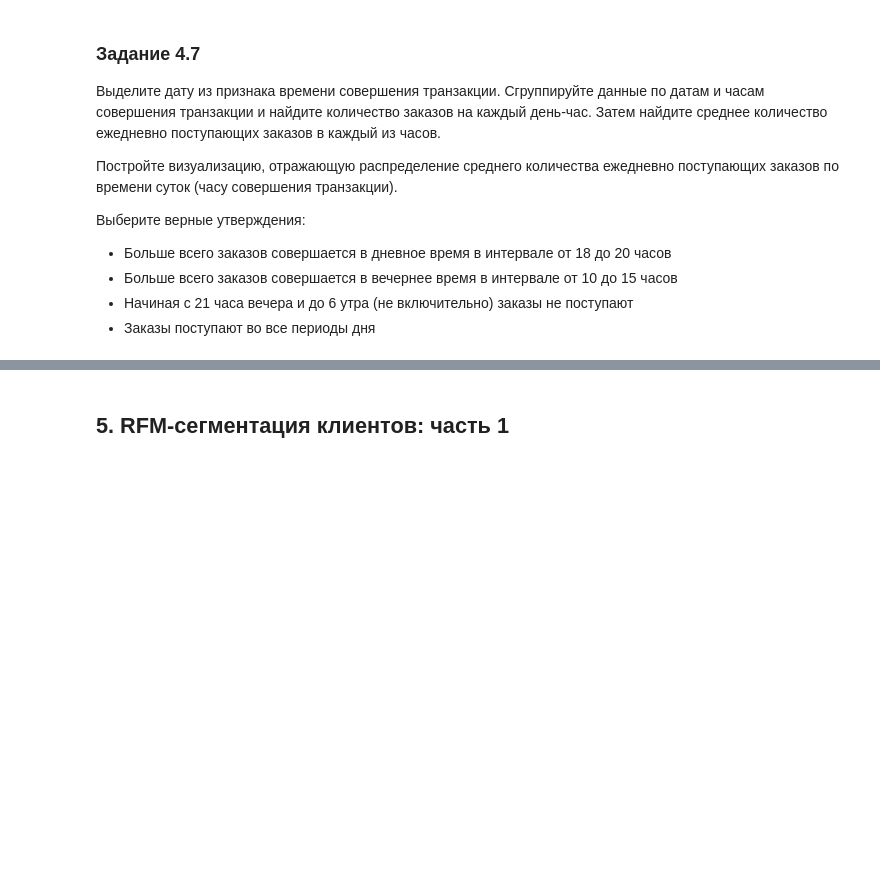
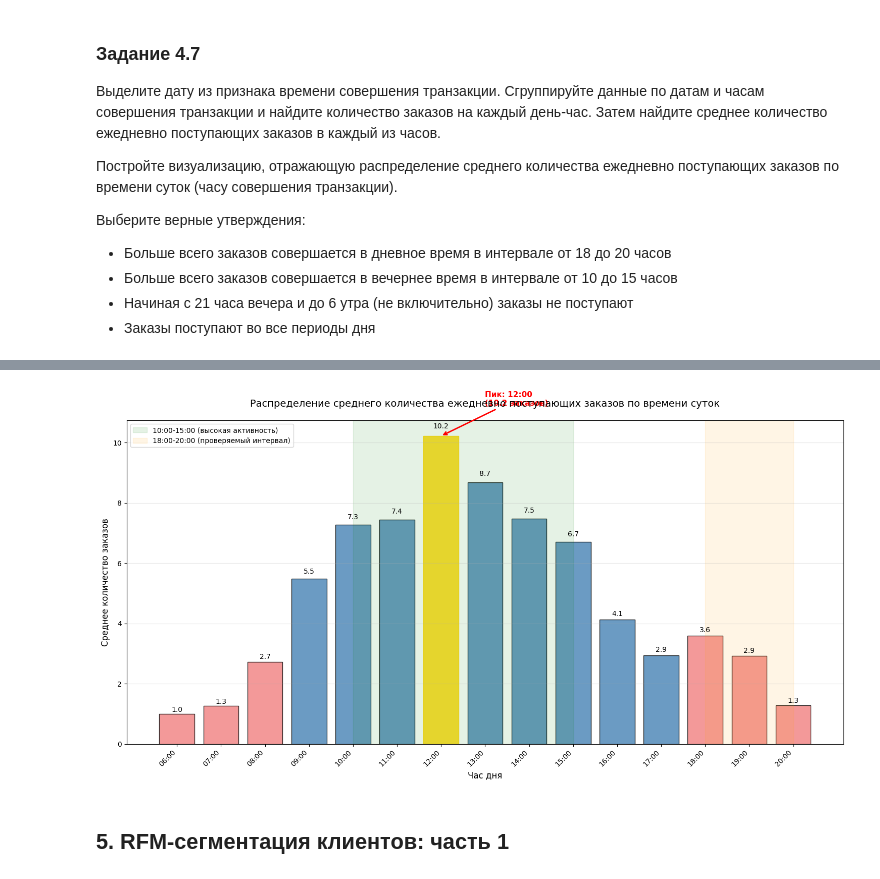
Before and after one commit to tgorbunov/sf_data_science, a Jupyter notebook: project_6/Project-6._Ноутбук-шаблон_TGorbunov.ipynb, the cells around one changed output, grey strips where cells are left out. Drawn from its saved outputs; the diff is of its cells as text; code cells hidden in the pictures; blank space fills up the shorter version.

```diff
--- a/project_6/Project-6._Ноутбук-шаблон_TGorbunov.ipynb
+++ b/project_6/Project-6._Ноутбук-шаблон_TGorbunov.ipynb
@@ -908,3 +1229,79 @@ print(f"2) Записей осталось в таблице: {data.shape[0]}")
 * Больше всего заказов совершается в вечернее время в интервале от 10 до 15 часов
 * Начиная с 21 часа вечера и до 6 утра (не включительно) заказы не поступают
 * Заказы поступают во все периоды дня
+# %%
+# Задание 4.7: Анализ заказов по дате и времени
+
+# 1. Выделяем дату из InvoiceDate
+data['date'] = data['InvoiceDate'].dt.date
+
+# 2. Группируем данные по датам и часам, считаем количество заказов
+orders_by_date_hour = data.groupby(['date', 'hour'])['InvoiceNo'].nunique().reset_index()
+orders_by_date_hour.columns = ['Date', 'Hour', 'Orders']
+
+# 3. Находим среднее количество ежедневно поступающих заказов в каждый час
+avg_orders_by_hour = orders_by_date_hour.groupby('Hour')['Orders'].mean().reset_index()
+avg_orders_by_hour.columns = ['Hour', 'Avg_Orders']
+
+print("\nСреднее количество заказов по часам:")
+for _, row in avg_orders_by_hour.iterrows():
+    print(f"Час {int(row['Hour']):02d}:00 - {row['Avg_Orders']:.1f} заказов в среднем")
+
+# Проверим диапазон рабочих часов
+min_hour = data['hour'].min()
+max_hour = data['hour'].max()
+print(f"\nРабочее время: с {min_hour}:00 до {max_hour}:00")
+
+# Проверим, есть ли заказы в ночные часы (21-06)
+night_hours = [21, 22, 23, 0, 1, 2, 3, 4, 5]
+night_data = data[data['hour'].isin(night_hours)]
+if len(night_data) == 0:
+    print("В ночные часы (21:00 - 05:59) заказов нет")
+else:
+    print(f"В ночные часы найдено {len(night_data)} транзакций")
+
+
+# Построим визуализацию распределения заказов по времени суток
+
+plt.figure(figsize=(15, 8))
+
+# Создаем столбчатую диаграмму
+colors = ['lightcoral' if hour < 9 or hour > 17 else 'steelblue' for hour in avg_orders_by_hour['Hour']]
+bars = plt.bar(avg_orders_by_hour['Hour'], avg_orders_by_hour['Avg_Orders'],
+               color=colors, alpha=0.8, edgecolor='black', linewidth=1)
+
+# Выделяем пиковые часы (12:00 - максимум)
+max_hour_idx = avg_orders_by_hour['Avg_Orders'].idxmax()
+max_hour = avg_orders_by_hour.loc[max_hour_idx, 'Hour']
+max_orders = avg_orders_by_hour.loc[max_hour_idx, 'Avg_Orders']
+bars[max_hour_idx].set_color('gold')
+
+# Добавляем значения на столбцы
+for i, (bar, avg_orders) in enumerate(zip(bars, avg_orders_by_hour['Avg_Orders'])):
+    height = bar.get_height()
+    plt.text(bar.get_x() + bar.get_width()/2., height + height*0.02,
+             f'{avg_orders:.1f}',
+             ha='center', va='bottom', fontsize=10)
+
+plt.title('Распределение среднего количества ежедневно поступающих заказов по времени суток', fontsize=14, pad=20)
+plt.xlabel('Час дня', fontsize=12)
+plt.ylabel('Среднее количество заказов', fontsize=12)
+
+# Настраиваем оси
+plt.xticks(range(6, 21), [f'{h:02d}:00' for h in range(6, 21)], rotation=45, ha='right')
+plt.grid(axis='y', alpha=0.3)
+
+# Добавляем аннотации для анализа
+plt.annotate(f'Пик: {max_hour:02.0f}:00\n({max_orders:.1f} заказов)',
+             xy=(max_hour, max_orders), xytext=(max_hour+1, max_orders+1),
+             arrowprops=dict(arrowstyle='->', color='red', lw=2),
+             fontsize=11, color='red', weight='bold')
+
+# Выделим интервалы для анализа
+plt.axvspan(10, 15, alpha=0.1, color='green', label='10:00-15:00 (высокая активность)')
+plt.axvspan(18, 20, alpha=0.1, color='orange', label='18:00-20:00 (проверяемый интервал)')
+
+plt.legend()
+plt.tight_layout()
+plt.show()
+# %% [output]
@@ -911,3 +1327,4 @@ print(f"2) Записей осталось в таблице: {data.shape[0]}")
+[figure, added]
 # %% [markdown]
 ## 5. RFM-сегментация клиентов: часть 1
 # %% [markdown]
```
Also changed, not shown: parts of 48 cells of this notebook, 2 other files.
